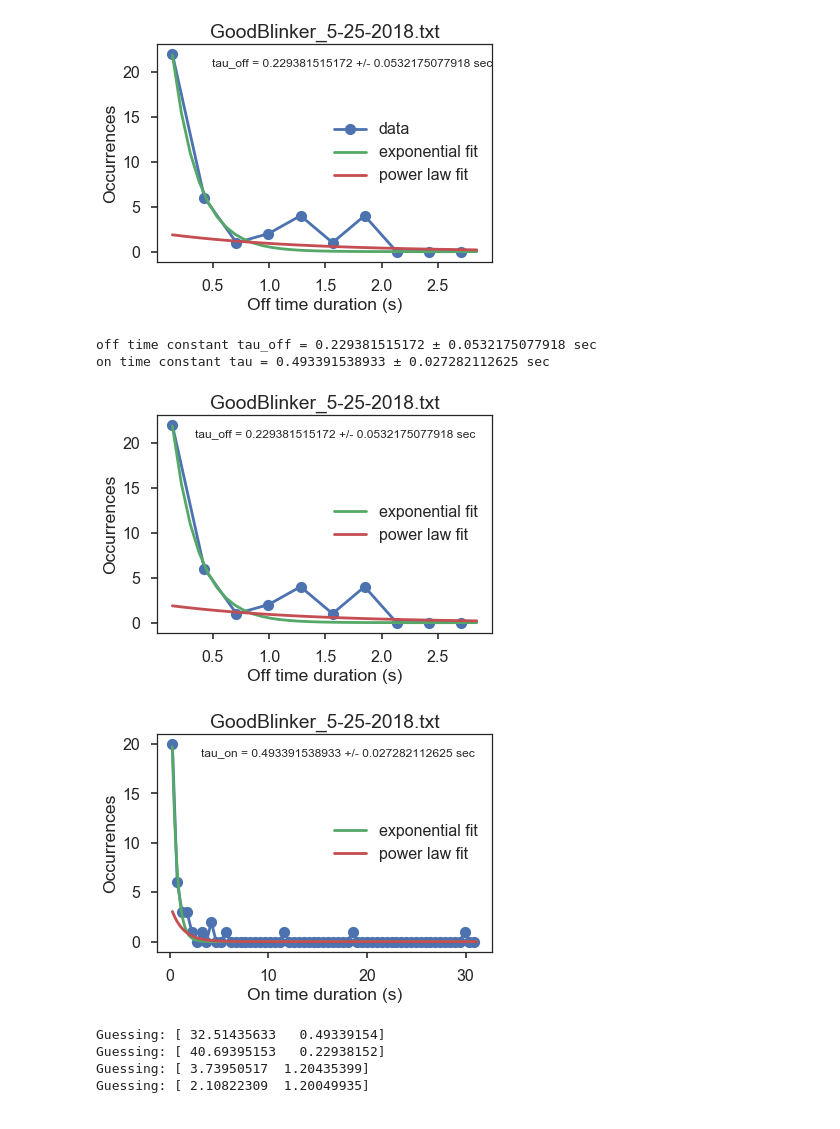
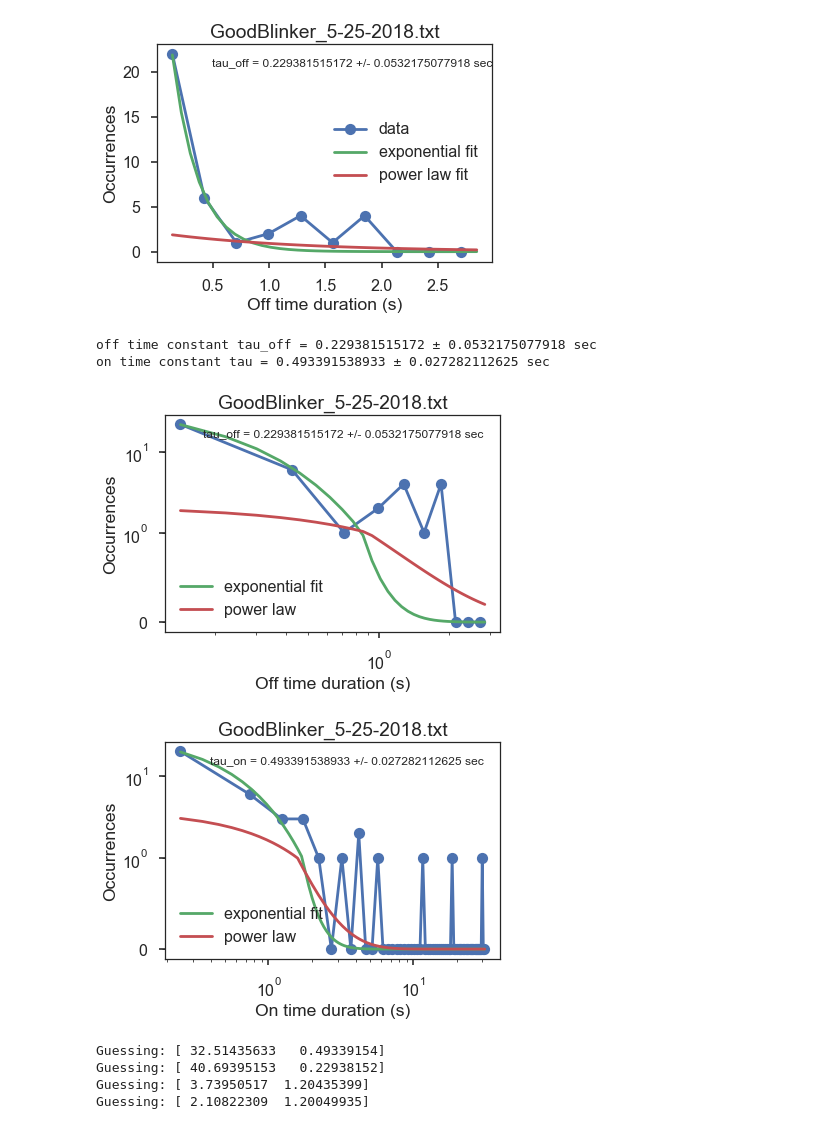
Before and after one commit to vivarose/blinker_analysis, a Jupyter notebook: blinker_analysis_with_exponential_fit.ipynb, the cells around one changed output. Cells and saved outputs as stored; diff of their text form; code cells hidden in the pictures.

Commit message:
Use saveeveryfig

```diff
--- a/blinker_analysis_with_exponential_fit.ipynb
+++ b/blinker_analysis_with_exponential_fit.ipynb
@@ -682,9 +682,9 @@ def saveeveryfig(fig,ax,basefilename,fitx,powfit):
     fig.savefig(basefilename + ',powfit,semisymlog.pdf', bbox_inches='tight', dpi=200)
     fig.savefig(basefilename + ',powfit,semisymlog.png', bbox_inches='tight', dpi=200)
 
-    ax.set_xscale('log')
-    fig.savefig(basefilename + ',powfit,semisymloglog.pdf', bbox_inches='tight', dpi=200)
-    fig.savefig(basefilename + ',powfit,semisymloglog.png', bbox_inches='tight', dpi=200)
+    ax.set_xscale('log')saveeveryfig(fig,ax,basefilename,fitx,powfit)
+    fig.savefig(basefilename + ',powfit,symloglog.pdf', bbox_inches='tight', dpi=200)
+    fig.savefig(basefilename + ',powfit,symloglog.png', bbox_inches='tight', dpi=200)
 # %%
 # Save figures
 
@@ -702,51 +702,37 @@ plt.xlabel('Off time duration (s)')
 plt.ylabel('Occurrences')
 #ax1.set_yscale('symlog', linthreshy=1)
 ax1.plot(offfitx,offfitexp, label="exponential fit")
 plt.text(0.95,0.9,'tau_off = '  + str(offparamexp[1]) + ' +/- '  + str(np.sqrt(offpcovexp[1,1])) + ' sec',
          horizontalalignment='right', transform = ax1.transAxes, fontsize=12)
 plt.title(filename)
 
-plt.savefig(today + ',' + filename+',offblinks' + infostr + '.pdf', bbox_inches='tight')
-plt.savefig(today + ',' + filename+',offblinks' + infostr + '.png', bbox_inches='tight', dpi=200)
-
-# plot power law
-ax1.plot(offfitx,offfitpow, label='power law fit')
-plt.legend(loc=5)
-plt.savefig(today + ',' + filename+',offblinks' + infostr + ',powfit.pdf', bbox_inches='tight')
-plt.savefig(today + ',' + filename+',offblinks' + infostr + ',powfit.png', bbox_inches='tight', dpi=200)
+saveeveryfig(fig,ax1,today + ',' + filename+',offblinks' + infostr,offfitx,offfitpow)
 
 print 'off time constant tau_off = ' + str(offparamexp[1]) + ' ± ' + str(np.sqrt(offpcovexp[1,1])) + ' sec'
 
 
 # On blinks
 fig,ax1 = plt.subplots()
 ax1.plot(centeredonbins,onhist[0],'o-')
 plt.xlabel('On time duration (s)')
 plt.ylabel('Occurrences')
 #ax1.set_yscale('symlog', linthreshy=1)
 ax1.plot(onfitx,onfitexp, label='exponential fit')
 plt.text(0.95,0.9,'tau_on = '  + str(onparamexp[1]) + ' +/- '  + str(np.sqrt(onpcovexp[1,1])) + ' sec',
          horizontalalignment='right', transform = ax1.transAxes, fontsize=12)
 plt.title(filename)
 
-plt.savefig(today + ',' + filename+',onblinks' + infostr + '.pdf', bbox_inches='tight')
-plt.savefig(today + ',' + filename+',onblinks' + infostr + '.png', bbox_inches='tight', dpi=200)
-
-# plot power law
-ax1.plot(onfitx,onfitpow, label='power law fit')
-plt.legend(loc=5)
-plt.savefig(today + ',' + filename+',onblinks' + infostr + ',powfit.pdf', bbox_inches='tight')
-plt.savefig(today + ',' + filename+',onblinks' + infostr + ',powfit.png', bbox_inches='tight', dpi=200)
+saveeveryfig(fig,ax1,today + ',' + filename+',onblinks' + infostr,onfitx,onfitpow)
 
 print 'on time constant tau = ' + str(onparamexp[1]) + ' ± ' + str(np.sqrt(onpcovexp[1,1])) + ' sec'
 
 
 plt.show()
 # %% [output]
 off time constant tau_off = 0.229381515172 ± 0.0532175077918 sec
 on time constant tau = 0.493391538933 ± 0.027282112625 sec
-[figure, old version]
+[figure, new version]
-[figure, old version]
+[figure, new version]
 # %%
 #mpl.rcParams.update(mpl.rcParamsDefault)
 #sns.set(style='ticks')
```
